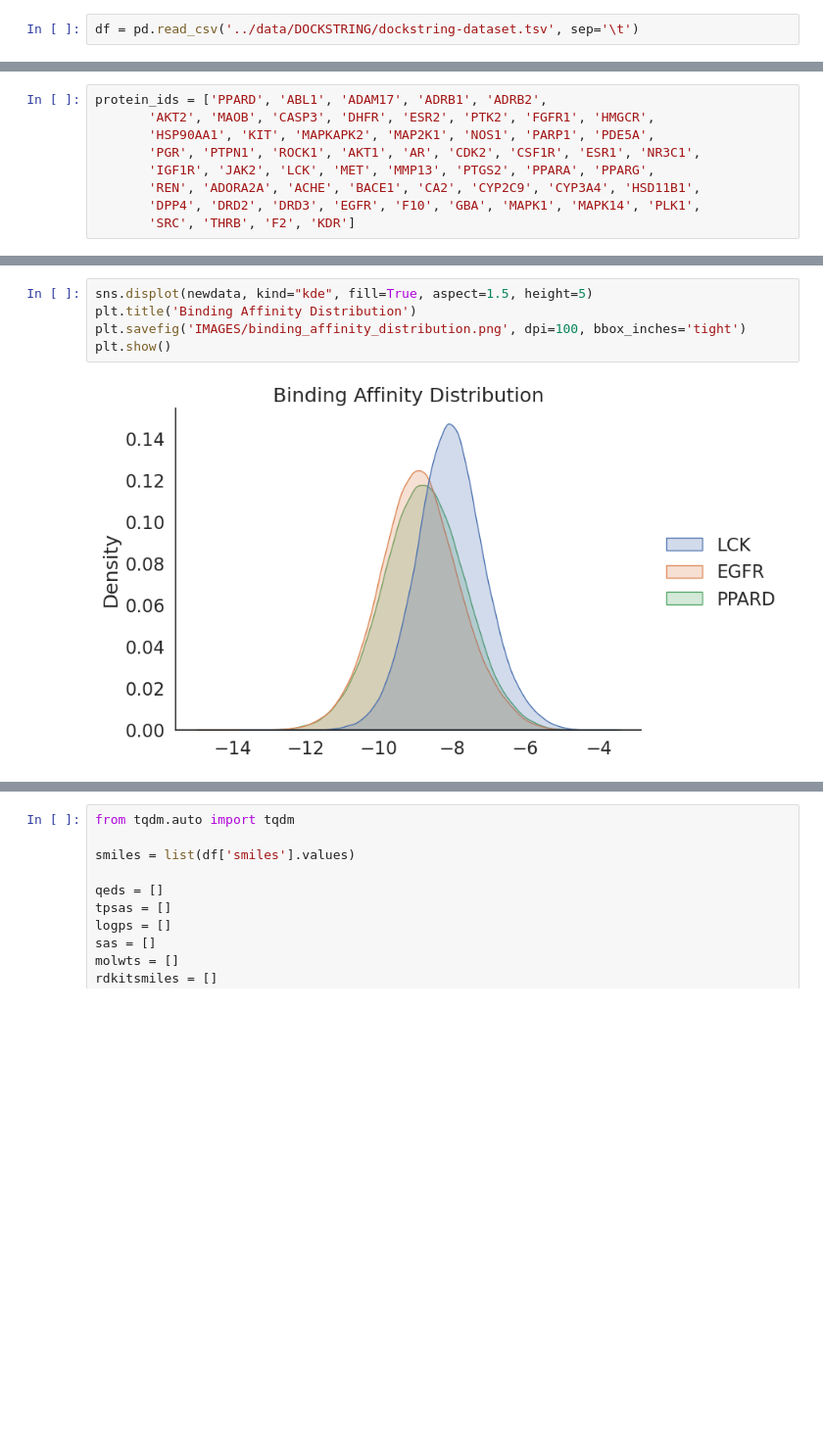
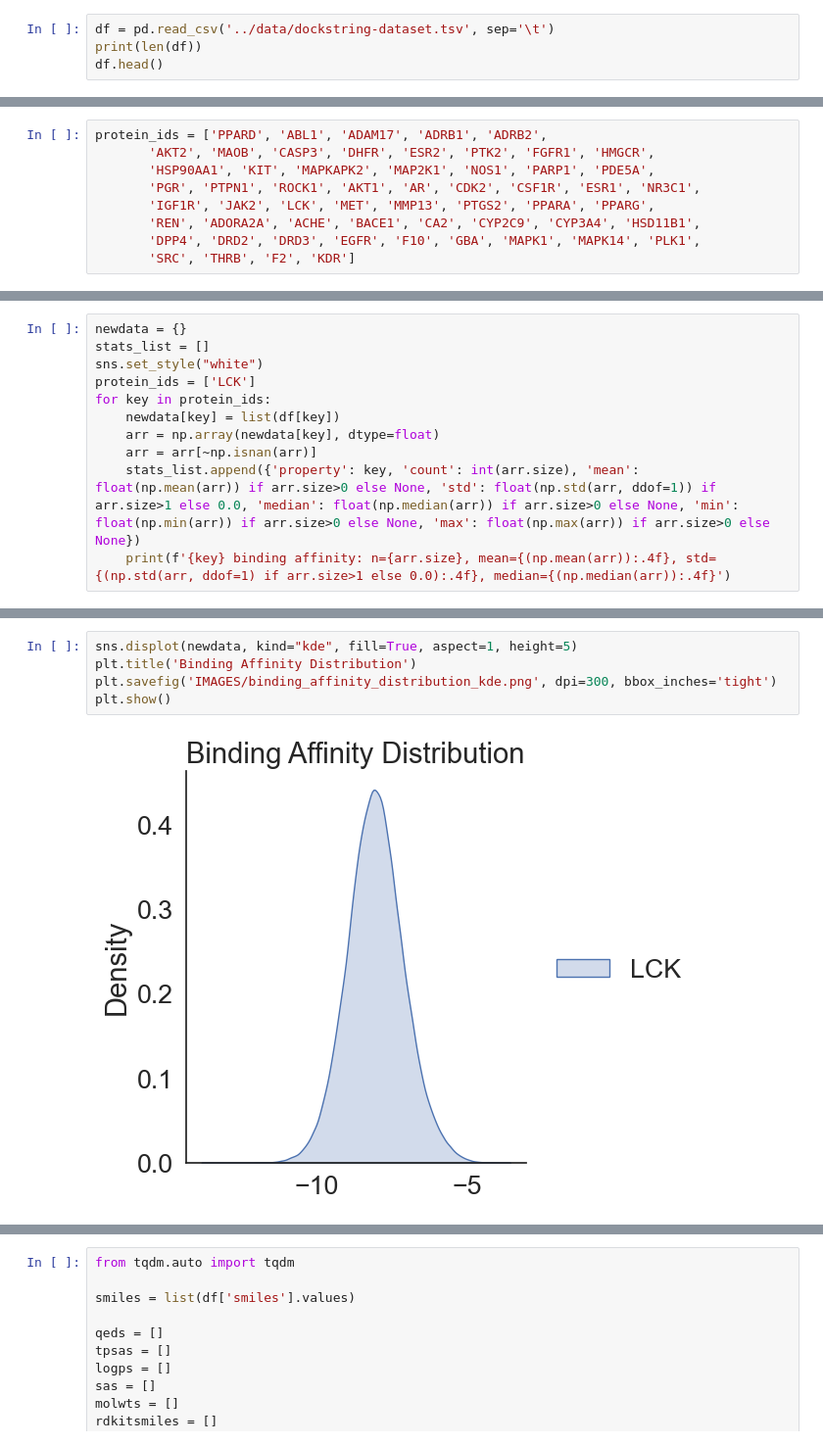
Before and after one commit to devalab/MolGPT2.0, a Jupyter notebook: src/ANALYZE_DOCKSTRING.ipynb, the cells around one changed output, grey strips where cells are left out. Shown at 98% size. Drawn from its saved outputs; the diff is of its cells as text; blank space fills up the shorter version.

Commit message:
added dataset,modified code

```diff
--- a/src/ANALYZE_DOCKSTRING.ipynb
+++ b/src/ANALYZE_DOCKSTRING.ipynb
@@ -16,4 +16,6 @@ sys.path.append(os.path.join(RDConfig.RDContribDir, 'SA_Score'))
 import sascorer
 from rdkit.Chem import QED, Descriptors, Crippen
 # %%
-df = pd.read_csv('../data/DOCKSTRING/dockstring-dataset.tsv', sep='\t')
+df = pd.read_csv('../data/dockstring-dataset.tsv', sep='\t')
+print(len(df))
+df.head()
@@ -41,0 +42,11 @@ for key in protein_ids:
+# %%
+newdata = {}
+stats_list = []
+sns.set_style("white")
+protein_ids = ['LCK']
+for key in protein_ids:
+    newdata[key] = list(df[key])
+    arr = np.array(newdata[key], dtype=float)
+    arr = arr[~np.isnan(arr)]
+    stats_list.append({'property': key, 'count': int(arr.size), 'mean': float(np.mean(arr)) if arr.size>0 else None, 'std': float(np.std(arr, ddof=1)) if arr.size>1 else 0.0, 'median': float(np.median(arr)) if arr.size>0 else None, 'min': float(np.min(arr)) if arr.size>0 else None, 'max': float(np.max(arr)) if arr.size>0 else None})
+    print(f'{key} binding affinity: n={arr.size}, mean={(np.mean(arr)):.4f}, std={(np.std(arr, ddof=1) if arr.size>1 else 0.0):.4f}, median={(np.median(arr)):.4f}')
@@ -58,10 +91,10 @@ plt.show()
 # %%
-sns.displot(newdata, kind="kde", fill=True, aspect=1.5, height=5)
+sns.displot(newdata, kind="kde", fill=True, aspect=1, height=5)
 plt.title('Binding Affinity Distribution')
-plt.savefig('IMAGES/binding_affinity_distribution.png', dpi=100, bbox_inches='tight')
+plt.savefig('IMAGES/binding_affinity_distribution_kde.png', dpi=300, bbox_inches='tight')
 plt.show()
 # %% [output]
-[figure, old version]
+[figure, new version]
 # %%
 import seaborn as sns
 
```
Also changed, not shown: parts of 17 cells of this notebook, 53 other files.
